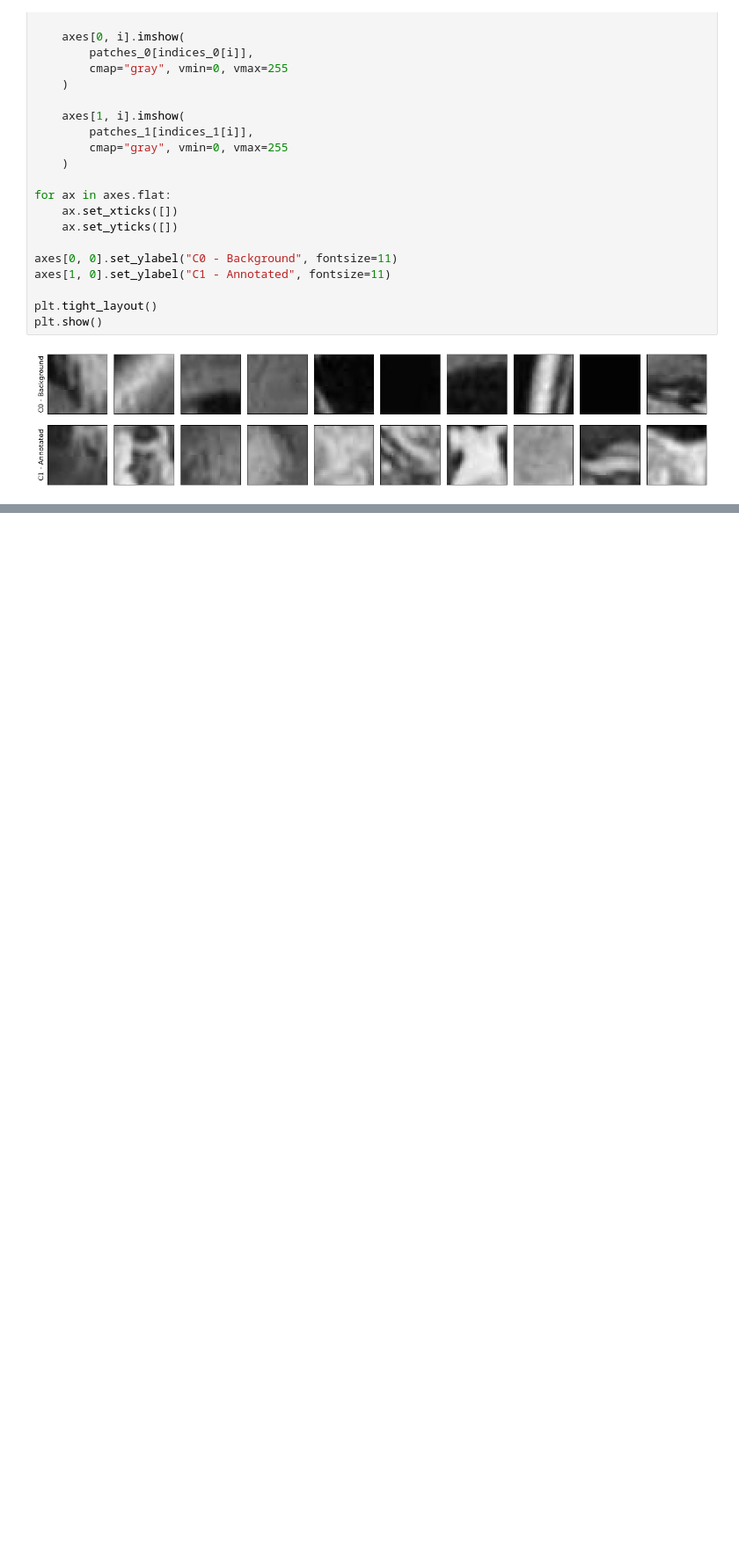
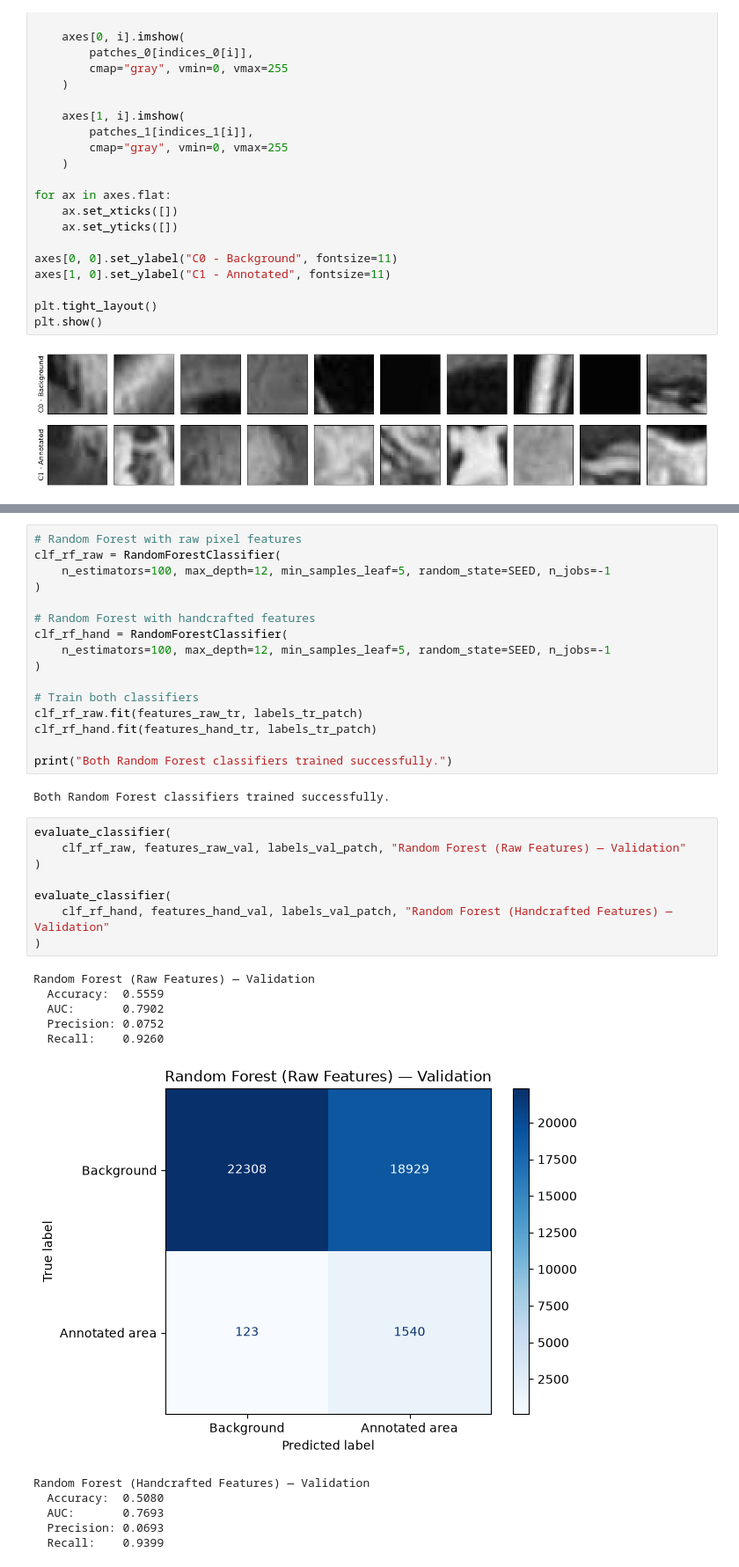
Before and after one commit to IsmaelTrentin/cvdl-prj, a Jupyter notebook: project.ipynb, the cells around one changed output, grey strips where cells are left out. Shown at 88% size. Drawn from its saved outputs; the diff is of its cells as text; blank space fills up the shorter version.

```diff
--- a/project.ipynb
+++ b/project.ipynb
@@ -476,0 +622,38 @@ plt.show()
+# %%
+# Random Forest with raw pixel features
+clf_rf_raw = RandomForestClassifier(
+    n_estimators=100, max_depth=12, min_samples_leaf=5, random_state=SEED, n_jobs=-1
+)
+
+# Random Forest with handcrafted features
+clf_rf_hand = RandomForestClassifier(
+    n_estimators=100, max_depth=12, min_samples_leaf=5, random_state=SEED, n_jobs=-1
+)
+
+# Train both classifiers
+clf_rf_raw.fit(features_raw_tr, labels_tr_patch)
+clf_rf_hand.fit(features_hand_tr, labels_tr_patch)
+
+print("Both Random Forest classifiers trained successfully.")
+# %% [output]
+Both Random Forest classifiers trained successfully.
+# %%
+evaluate_classifier(
+    clf_rf_raw, features_raw_val, labels_val_patch, "Random Forest (Raw Features) — Validation"
+)
+
+evaluate_classifier(
+    clf_rf_hand, features_hand_val, labels_val_patch, "Random Forest (Handcrafted Features) — Validation"
+)
+# %% [output]
+Random Forest (Raw Features) — Validation
+  Accuracy:  0.5559
+  AUC:       0.7902
+  Precision: 0.0752
+  Recall:    0.9260
+[figure, added]
+Random Forest (Handcrafted Features) — Validation
+  Accuracy:  0.5080
+  AUC:       0.7693
+  Precision: 0.0693
+  Recall:    0.9399
```
Also changed, not shown: parts of 13 cells of this notebook.
